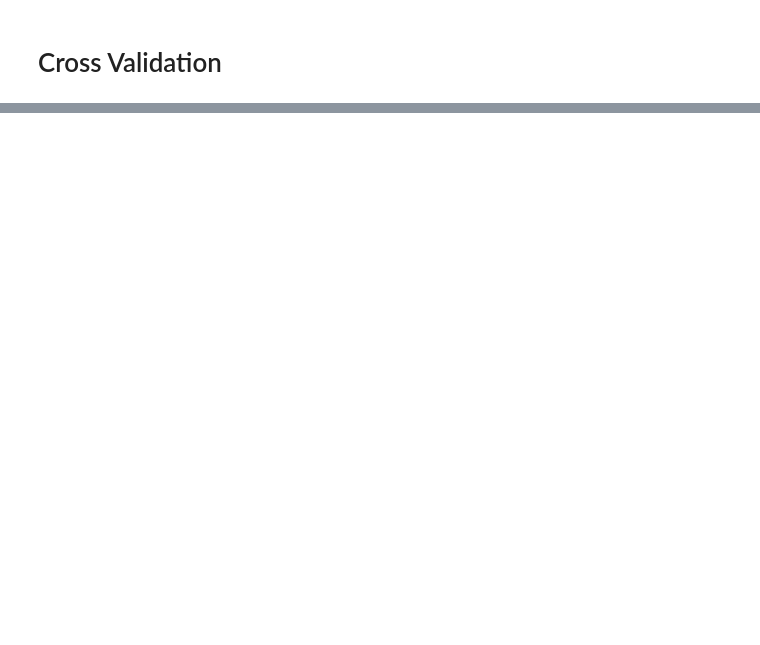
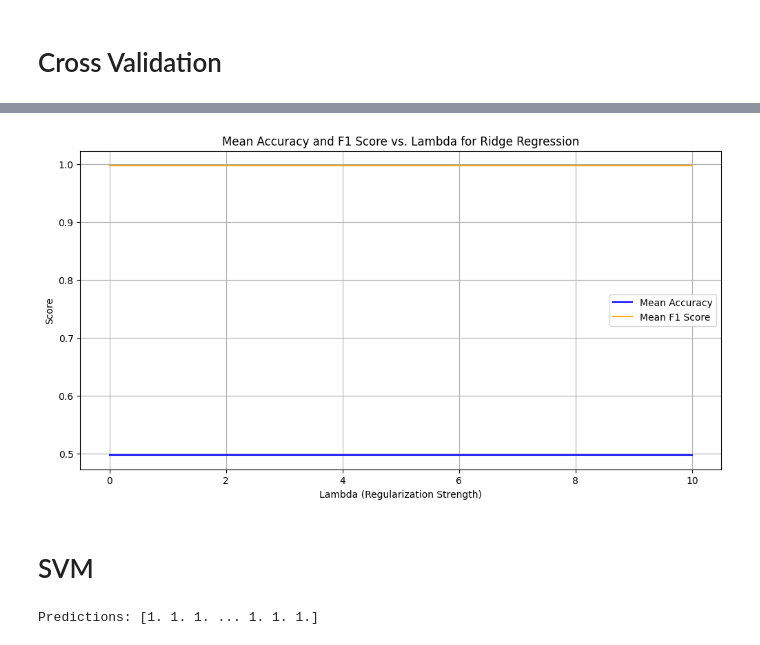
Before and after one commit to 8gabri8/heart_attack_ML, a Jupyter notebook: EDA.ipynb, the cells around one changed output, grey strips where cells are left out. Drawn from its saved outputs; the diff is of its cells as text; code cells hidden in the pictures; blank space fills up the shorter version.

```diff
--- a/EDA.ipynb
+++ b/EDA.ipynb
@@ -743,0 +985,26 @@ object
+# %%
+# Plotting
+plt.figure(figsize=(12, 6))
+plt.plot(lambdas, mean_accuracies, label='Mean Accuracy', color='blue')
+plt.plot(lambdas, mean_f1_scores, label='Mean F1 Score', color='orange')
+plt.xlabel('Lambda (Regularization Strength)')
+plt.ylabel('Score')
+plt.title('Mean Accuracy and F1 Score vs. Lambda for Ridge Regression')
+plt.legend()
+plt.grid()
+plt.show()
+# %% [output]
+[figure, added]
+# %% [markdown]
+# SVM
+# %%
+# Instantiate the SVM
+svm = SVM(learning_rate=0.001, lambda_param=0.01, n_iters=50)
+
+# Train the model
+svm.fit(x_train, y_train)
+
+predictions = svm.predict(x_train)
+print("Predictions:", predictions[:])
+# %% [output]
+Predictions: [1. 1. 1. ... 1. 1. 1.]
```
Also changed, not shown: parts of 16 cells of this notebook, 6 other files.
